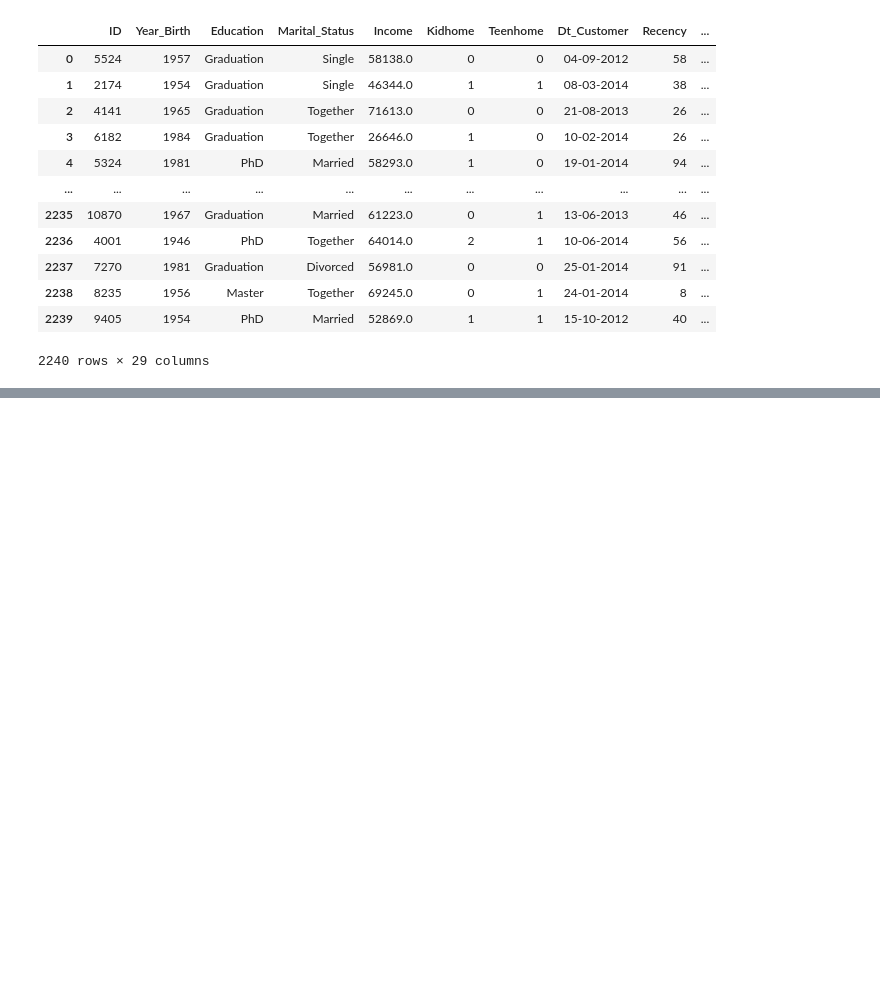
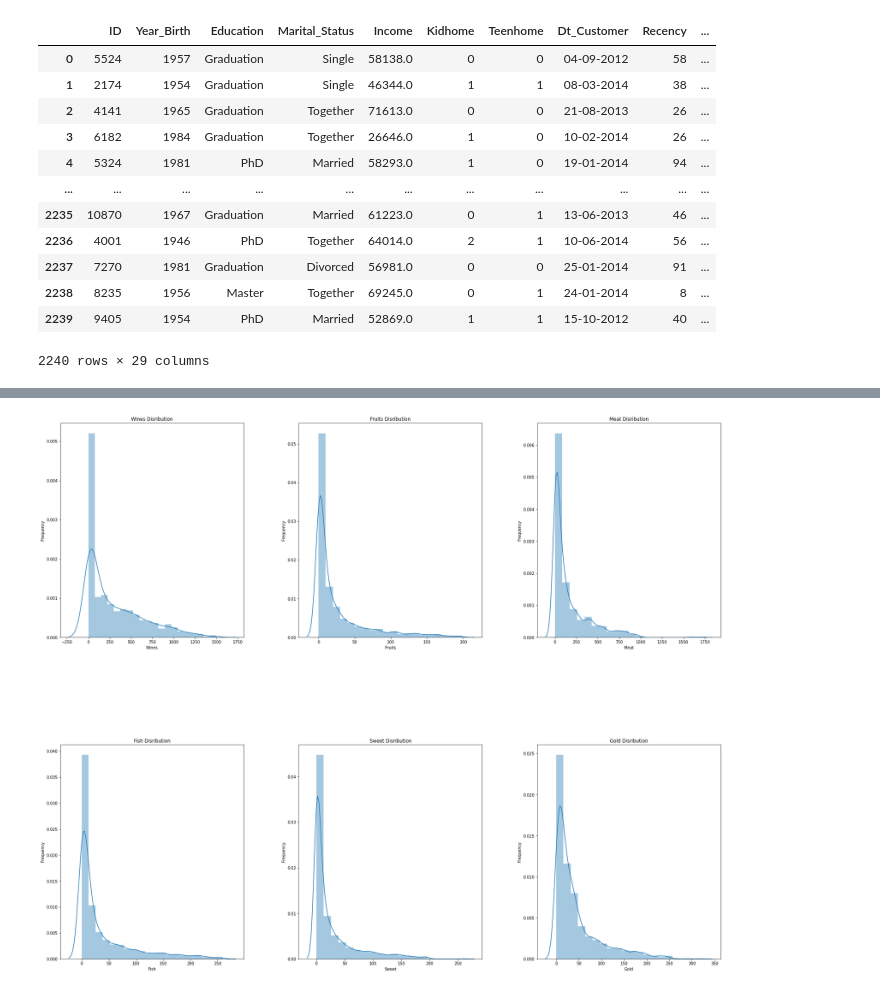
Before and after one commit to hsdaniel86/Clustering, a Jupyter notebook: customer_segmentation/Exploratory_Analysis.ipynb, the cells around one changed output, grey strips where cells are left out. Cells and saved outputs as stored; diff of their text form; code cells hidden in the pictures; blank space fills up the shorter version.

```diff
--- a/customer_segmentation/Exploratory_Analysis.ipynb
+++ b/customer_segmentation/Exploratory_Analysis.ipynb
@@ -58,5 +31,3 @@ data["Day"]= pd.to_numeric(data["Dt_Customer"].dt.strftime("%d"))
-# %%
-data.drop(["Dt_Customer"], inplace= True, axis= 1)
 # %%
 data.dtypes
 # %% [output]
@@ -99,0 +79,3 @@ dtype: object
+# %%
+data.dropna(axis=0, inplace= True)
+data.shape
@@ -99,0 +138,3 @@ dtype: object
+# %%
+# Removing irrelevant variables
+data.drop(["Z_CostContact", "Z_Revenue"], axis=1, inplace= True)
@@ -99,0 +156,9 @@ dtype: object
+# %%
+# Renaming columns
+data.rename(columns= {'MntWines': 'Wines', 'MntFruits': "Fruits", 'MntMeatProducts': 'Meat',
+                      'MntFishProducts': 'Fish','MntSweetProducts': 'Sweet', 'MntGoldProds': 'Gold',
+                      'NumDealsPurchases': 'Deals',  'NumWebPurchases': 'Web', 'NumCatalogPurchases': 'Catalog',
+                      'NumStorePurchases': 'Store', 'NumWebVisitsMonth': 'Web_visit', 'AcceptedCmp3': 'Offer_3',
+                      'AcceptedCmp4': 'Offer_4', 'AcceptedCmp5': 'Offer_5', 'AcceptedCmp1': 'Offer_1',
+                      'AcceptedCmp2': 'Offer_2'}, inplace= True)
+data.head(10)
@@ -99,0 +178,19 @@ dtype: object
+# %%
+# Plotting the distribution of amounts spent on products
+plt.figure(1, figsize=(30, 25))
+
+n= 0
+
+var= ['Wines', 'Fruits','Meat', 'Fish', 'Sweet', 'Gold']
+# loop
+for i in var:
+    n += 1
+    plt.subplot(2, 3, n)
+    plt.subplots_adjust(hspace= 0.5, wspace= 0.3)
+    sns.distplot(data[i], bins= 20)
+    plt.title("{} Disribution" .format(i))
+    plt.xlabel(i)
+    plt.ylabel("Frequency")
+plt.show()
+# %% [output]
+[figure, added]
```
Also changed, not shown: parts of 25 cells of this notebook.
